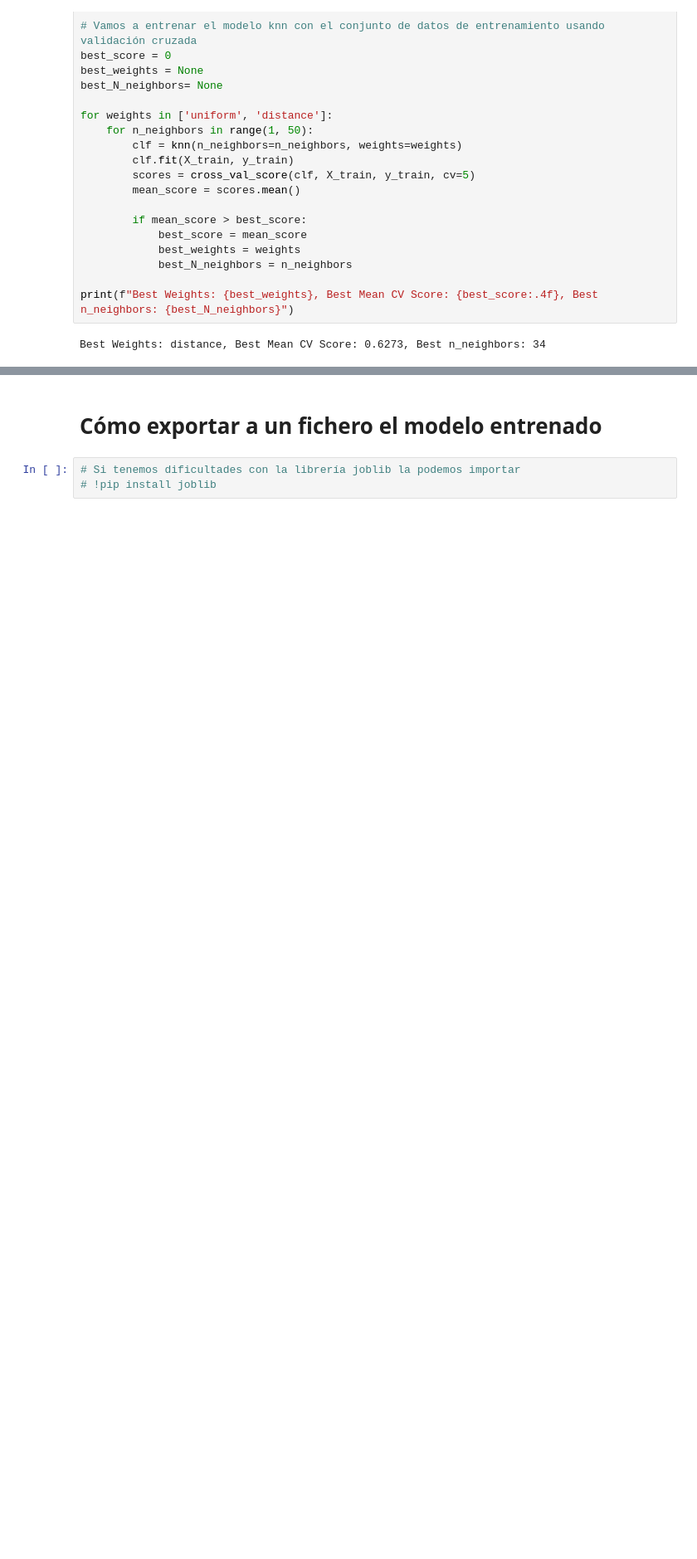
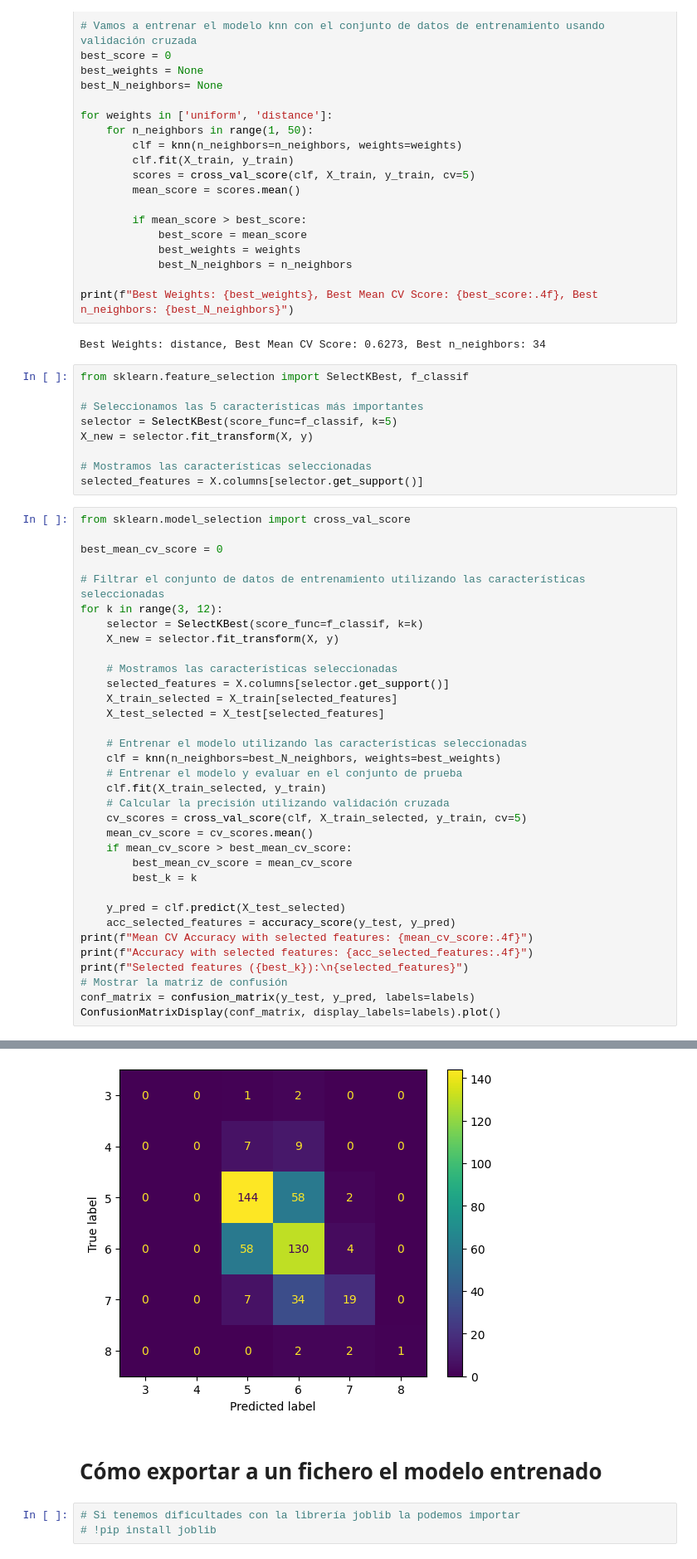
Before and after one commit to Javiert54/bigData, a Jupyter notebook: CEIABD_SNS/UT3 - Algoritmos y herramientas para el aprendizaje supervisado/Actividad 3.5 – Clasificación de vinos/Ejemplo_3_3_Clasificación_con_Naive_Bayes_(Heart_Diseases).ipynb, the cells around one changed output, grey strips where cells are left out. Shown at 83% size. Drawn from its saved outputs; the diff is of its cells as text; blank space fills up the shorter version.

```diff
--- a/CEIABD_SNS/UT3 - Algoritmos y herramientas para el aprendizaje supervisado/Actividad 3.5 – Clasificación de vinos/Ejemplo_3_3_Clasificación_con_Naive_Bayes_(Heart_Diseases).ipynb
+++ b/CEIABD_SNS/UT3 - Algoritmos y herramientas para el aprendizaje supervisado/Actividad 3.5 – Clasificación de vinos/Ejemplo_3_3_Clasificación_con_Naive_Bayes_(Heart_Diseases).ipynb
@@ -366,3 +366,47 @@ for weights in ['uniform', 'distance']:
 print(f"Best Weights: {best_weights}, Best Mean CV Score: {best_score:.4f}, Best n_neighbors: {best_N_neighbors}")
 # %% [output]
 Best Weights: distance, Best Mean CV Score: 0.6273, Best n_neighbors: 34
+# %%
+from sklearn.feature_selection import SelectKBest, f_classif
+
+# Seleccionamos las 5 características más importantes
+selector = SelectKBest(score_func=f_classif, k=5)
+X_new = selector.fit_transform(X, y)
+
+# Mostramos las características seleccionadas
+selected_features = X.columns[selector.get_support()]
+# %%
+from sklearn.model_selection import cross_val_score
+
+best_mean_cv_score = 0
+
+# Filtrar el conjunto de datos de entrenamiento utilizando las características seleccionadas
+for k in range(3, 12):
+	selector = SelectKBest(score_func=f_classif, k=k)
+	X_new = selector.fit_transform(X, y)
+
+	# Mostramos las características seleccionadas
+	selected_features = X.columns[selector.get_support()]
+	X_train_selected = X_train[selected_features]
+	X_test_selected = X_test[selected_features]
+
+	# Entrenar el modelo utilizando las características seleccionadas
+	clf = knn(n_neighbors=best_N_neighbors, weights=best_weights)
+	# Entrenar el modelo y evaluar en el conjunto de prueba
+	clf.fit(X_train_selected, y_train)
+	# Calcular la precisión utilizando validación cruzada
+	cv_scores = cross_val_score(clf, X_train_selected, y_train, cv=5)
+	mean_cv_score = cv_scores.mean()
+	if mean_cv_score > best_mean_cv_score:
+		best_mean_cv_score = mean_cv_score
+		best_k = k
+
+	y_pred = clf.predict(X_test_selected)
+	acc_selected_features = accuracy_score(y_test, y_pred)
+print(f"Mean CV Accuracy with selected features: {mean_cv_score:.4f}")
+print(f"Accuracy with selected features: {acc_selected_features:.4f}")
+print(f"Selected features ({best_k}):\n{selected_features}")
+# Mostrar la matriz de confusión
+conf_matrix = confusion_matrix(y_test, y_pred, labels=labels)
+ConfusionMatrixDisplay(conf_matrix, display_labels=labels).plot()
+# %% [output]
@@ -369,3 +421,4 @@ Best Weights: distance, Best Mean CV Score: 0.6273, Best n_neighbors: 34
+[figure, added]
 # %% [markdown]
 # Cómo exportar a un fichero el modelo entrenado
 # %%
```
Also changed, not shown: parts of 4 cells of this notebook, 2 other files.
